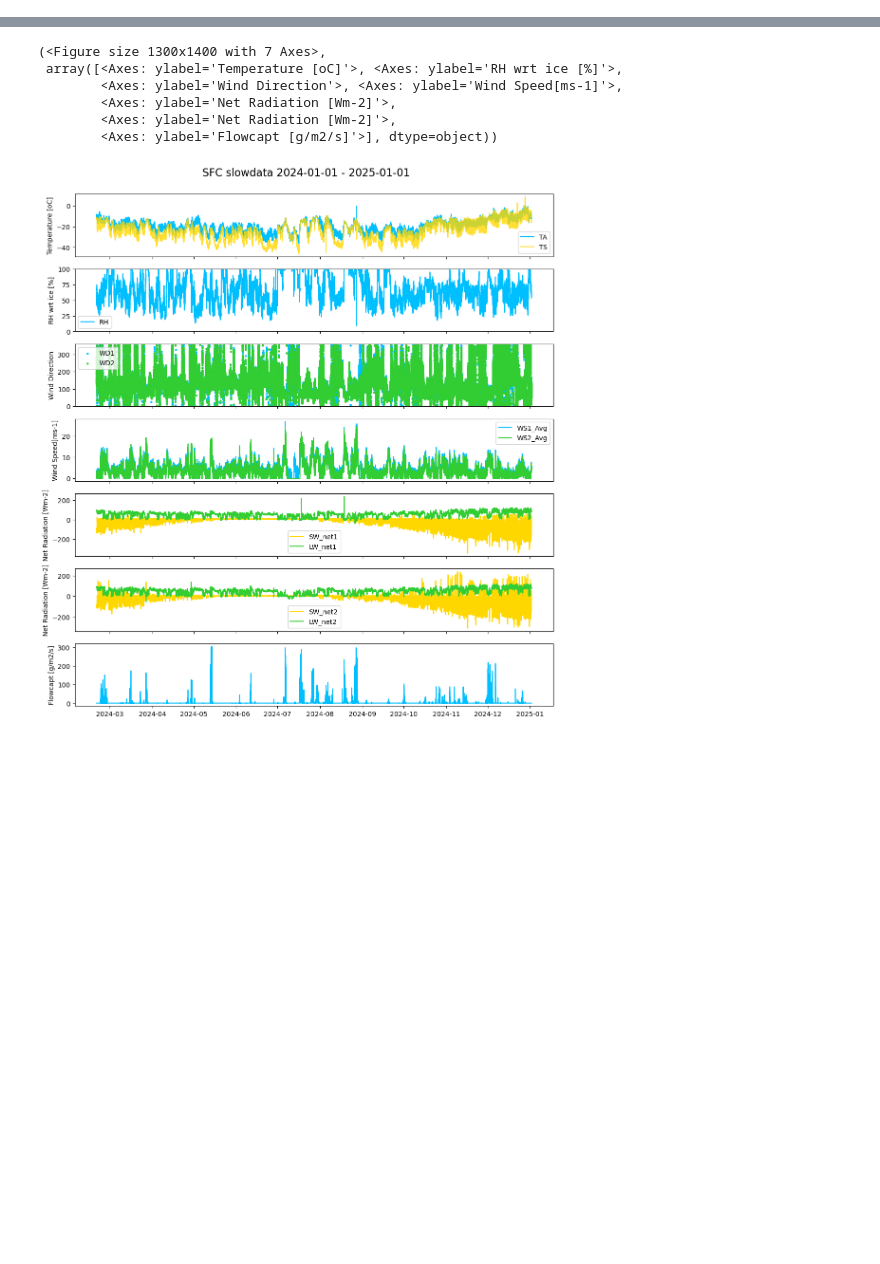
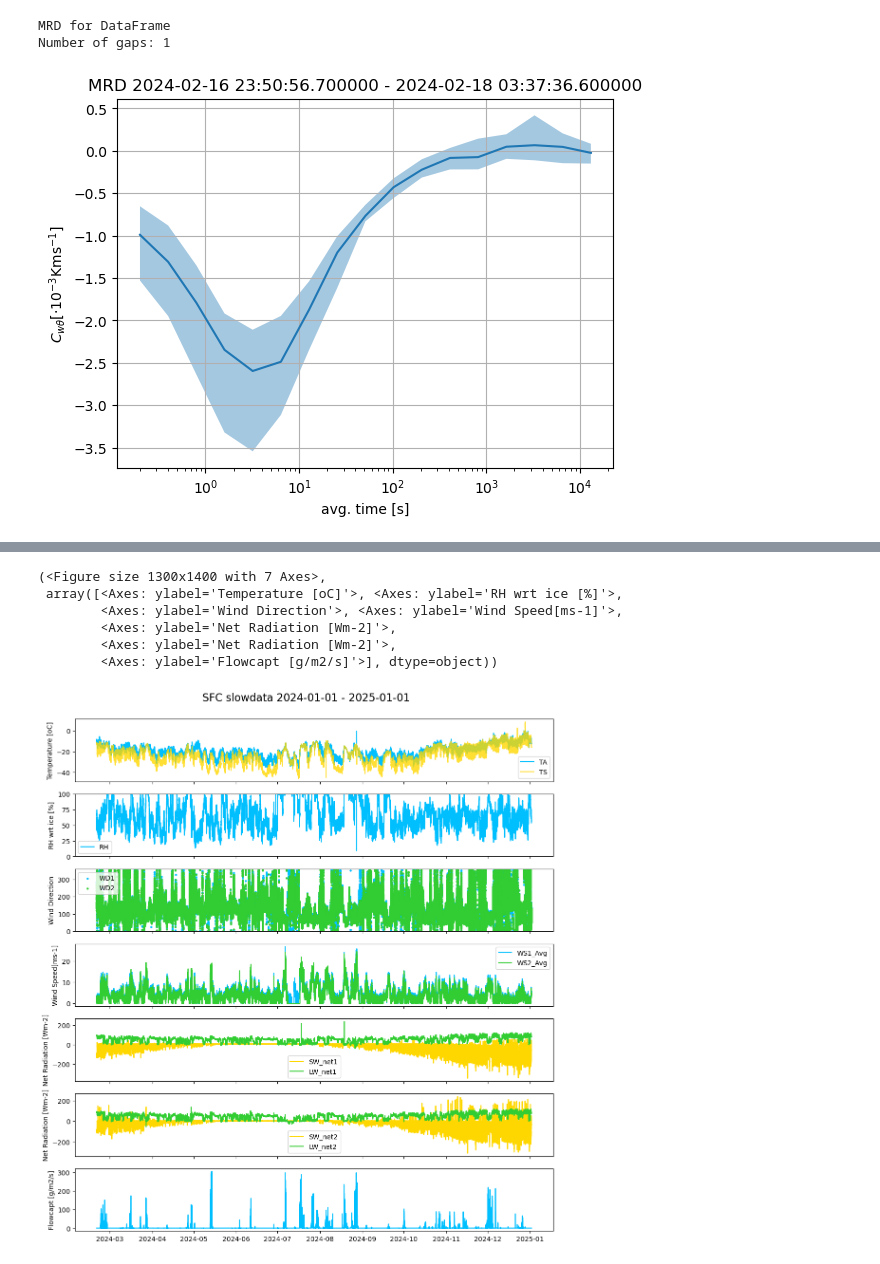
Before and after one commit to Rainette9/DataProcessingScripts, a Jupyter notebook: Data_preprocess.ipynb, the cells around one changed output, grey strips where cells are left out. Cells and saved outputs as stored; diff of their text form; code cells hidden in the pictures; blank space fills up the shorter version.

Commit message:
changes to process all data

```diff
--- a/Data_preprocess.ipynb
+++ b/Data_preprocess.ipynb
@@ -32,0 +62,17 @@ from Func_DR import *
+# %%
+"""GET SENSOR INFO"""
+plim, calibration_coefficients, heights = get_sensor_info(sensor, 2024)
+# %%
+fastdata_CSAT16 = pd.DataFrame()
+fastdata_CSAT26 = pd.DataFrame()
+
+# Assign columns and copy attributes
+fastdata_CSAT16[['Ux', 'Uy', 'Uz', 'Ts', 'diag_csat']] = fastdata[['Ux1', 'Uy1', 'Uz1', 'Ts1', 'diag_csat1']]
+fastdata_CSAT26[['Ux', 'Uy', 'Uz', 'Ts', 'diag_csat']] = fastdata[['Ux2', 'Uy2', 'Uz2', 'Ts2', 'diag_csat2']]
+
+# Assign attributes (units) to each column
+fastdata_CSAT16.attrs['units'] = {'Ux': 'm/s', 'Uy': 'm/s', 'Uz': 'm/s', 'Ts': 'degC', 'diag_csat': 'none'}
+fastdata_CSAT26.attrs['units'] = {'Ux': 'm/s', 'Uy': 'm/s', 'Uz': 'm/s', 'Ts': 'degC', 'diag_csat': 'none'}
+# %%
+"""DESPIKE FASTDATA"""
+despiked_fastdata_CSAT26=despike_fast_MAD(fastdata_CSAT26, None, plim, 'CSAT26', plot_despike=False)
@@ -32,0 +110,3 @@ from Func_DR import *
+# %%
+"""DOUBLE ROTATE THE DATA TO ALIGN WIND VECTOR WITH X-AXIS"""
+fastdata_rot, angles=double_rotation(despiked_fastdata_CSAT26)
@@ -32,0 +115,8 @@ from Func_DR import *
+# %%
+#### 16m tower
+M=17
+(mrd_x, mrd_data, time_middle)=completemrd(fastdata_rot[0:1000000], 'Uz', 'Ts', M, shift=round(int(0.1 * 2**M)), plot=True)
+# %% [output]
+MRD for DataFrame
+Number of gaps: 1
+[figure, added]
```
Also changed, not shown: parts of 8 cells of this notebook, 7 other files.
